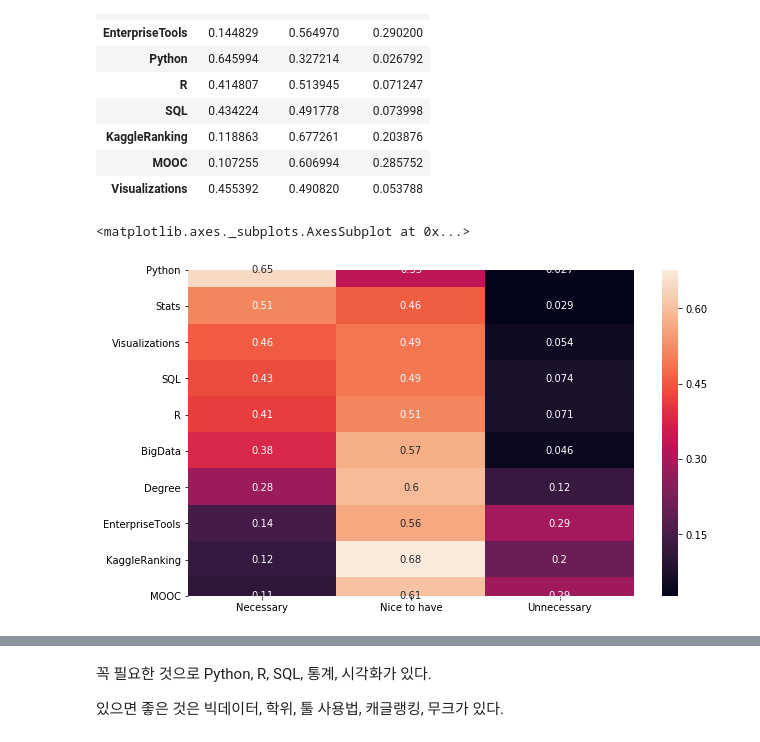
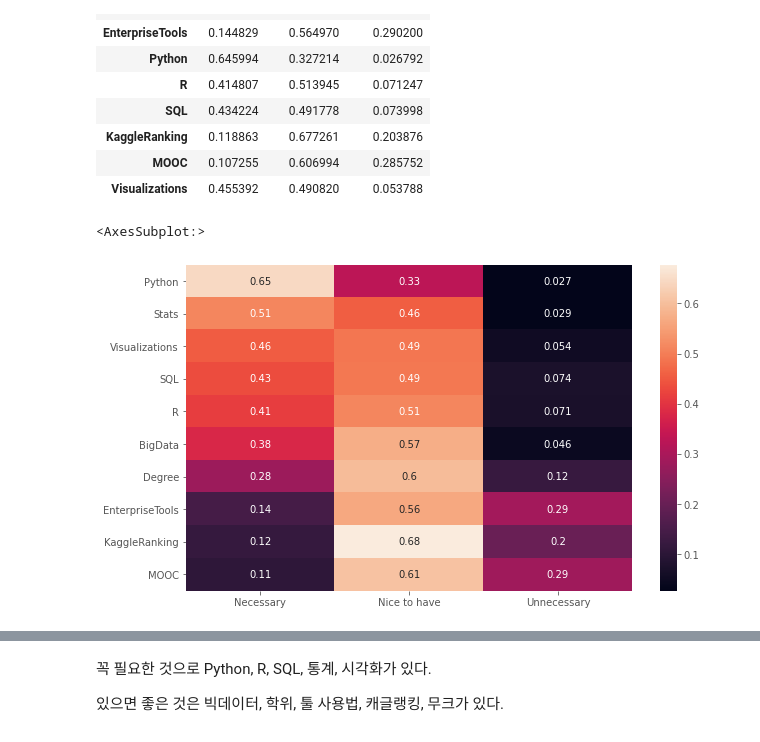
Before and after one commit to kimjinhyuk/LBD, a Jupyter notebook: AI/Kaggle/02_ML-DS-survey-2017-EDA-FAQ/kaggle_DS_FAQ_3.ipynb, the cells around one changed output, grey strips where cells are left out. Cells and saved outputs as stored; diff of their text form; code cells hidden in the pictures.

```diff
--- a/AI/Kaggle/02_ML-DS-survey-2017-EDA-FAQ/kaggle_DS_FAQ_3.ipynb
+++ b/AI/Kaggle/02_ML-DS-survey-2017-EDA-FAQ/kaggle_DS_FAQ_3.ipynb
@@ -31,5 +31,6 @@ import warnings
 warnings.filterwarnings('ignore')
 
 # 판다스로 선다형 객관식 문제에 대한 응답을 가져 옴
-mcq = pd.read_csv('/content/drive/My Drive/Colab Notebooks/data/multipleChoiceResponses.csv', encoding="ISO-8859-1", low_memory=False)
+mcq = pd.read_csv('./multipleChoiceResponses.csv', encoding="ISO-8859-1", low_memory=False)
+plt.style.use(['ggplot']) #그래프 배경화면
 mcq.shape
@@ -75,9 +78,7 @@ KDNuggets Blog, R Bloggers Blog Aggregator 그리고 O'Reilly Data Newsletter
 
 [Siraj Raval - YouTube - YouTube](https://www.youtube.com/channel/UCWN3xxRkmTPmbKwht9FuE5A)
 # %%
-mcq['CoursePlatformSelect'] = mcq[
-    'CoursePlatformSelect'].astype(
-    'str').apply(lambda x: x.split(','))
+mcq['CoursePlatformSelect'] = mcq['CoursePlatformSelect'].astype('str').apply(lambda x: x.split(','))
 mcq['CoursePlatformSelect'].head()
 # %% [output]
 0              [nan]
@@ -122,11 +123,7 @@ Coursera와 Udacity가 가장 인기있는 플랫폼이다.
 # %% [markdown]
 ##Q7. 데이터 사이언스 직무에서 가장 중요하다고 생각되는 스킬은?
 # %%
-job_features = [
-    x for x in mcq.columns if x.find(
-        'JobSkillImportance') != -1
-    and x.find('JobSkillImportanceOther') == -1]
-
+job_features = [x for x in mcq.columns if x.find('JobSkillImportance') != -1 and x.find('JobSkillImportanceOther') == -1]
 job_features
 # %% [output]
 ['JobSkillImportanceBigData',
@@ -182,11 +179,10 @@ jdf
 | Visualizations | 0.455392 | 0.490820 | 0.053788 |
 # %%
 plt.figure(figsize=(10,6))
-sns.heatmap(jdf.sort_values("Necessary",
-                            ascending=False), annot=True)
+sns.heatmap(jdf.sort_values("Necessary", ascending=False), annot=True)
 # %% [output]
-<matplotlib.axes._subplots.AxesSubplot at 0x...>
+<AxesSubplot:>
-[figure, old version]
+[figure, new version]
 # %%
 jdf.plot(kind='bar', figsize=(12,6),
          title="Skill Importance in Data Science Jobs")
```
Also changed, not shown: parts of 20 cells of this notebook, 9 other files.
